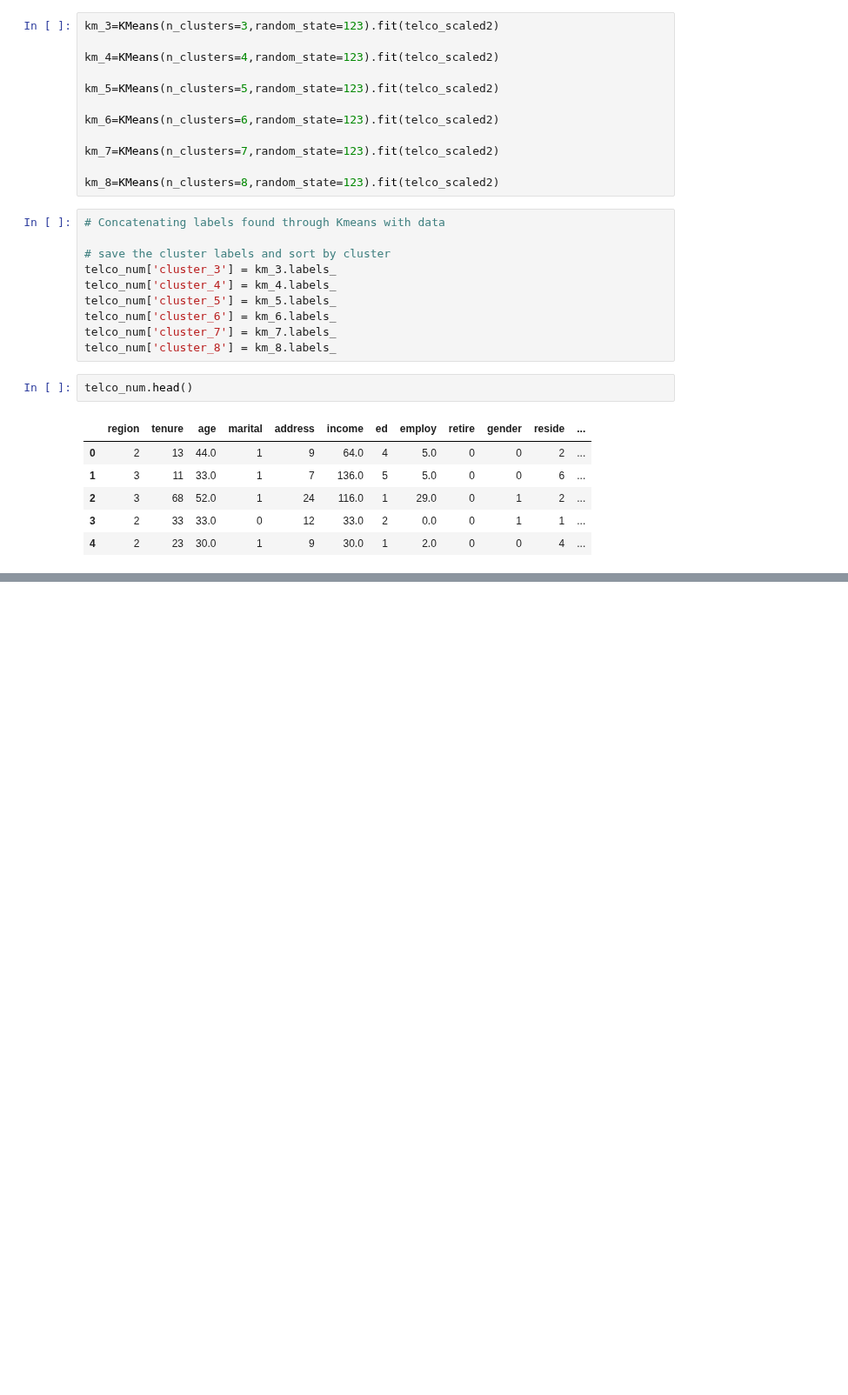
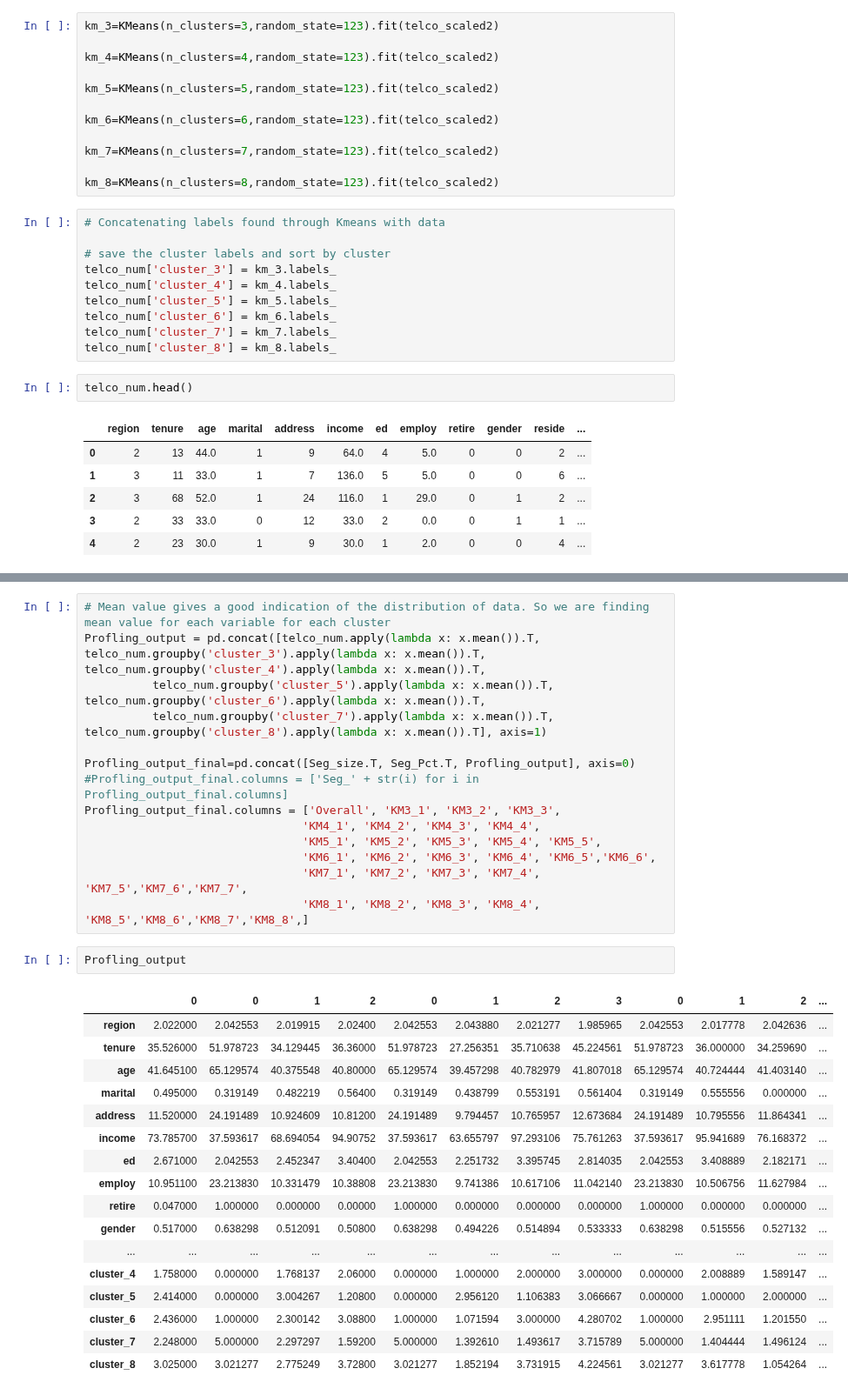
Before and after one commit to mkmritunjay/machineLearning, a Jupyter notebook: KMeans.ipynb, the cells around one changed output, grey strips where cells are left out. Shown at 87% size. Cells and saved outputs as stored; diff of their text form; blank space fills up the shorter version.

```diff
--- a/KMeans.ipynb
+++ b/KMeans.ipynb
@@ -460,0 +506,34 @@ telco_num.head()
+# %%
+# Mean value gives a good indication of the distribution of data. So we are finding mean value for each variable for each cluster
+Profling_output = pd.concat([telco_num.apply(lambda x: x.mean()).T, telco_num.groupby('cluster_3').apply(lambda x: x.mean()).T, telco_num.groupby('cluster_4').apply(lambda x: x.mean()).T,
+          telco_num.groupby('cluster_5').apply(lambda x: x.mean()).T, telco_num.groupby('cluster_6').apply(lambda x: x.mean()).T,
+          telco_num.groupby('cluster_7').apply(lambda x: x.mean()).T, telco_num.groupby('cluster_8').apply(lambda x: x.mean()).T], axis=1)
+
+Profling_output_final=pd.concat([Seg_size.T, Seg_Pct.T, Profling_output], axis=0)
+#Profling_output_final.columns = ['Seg_' + str(i) for i in Profling_output_final.columns]
+Profling_output_final.columns = ['Overall', 'KM3_1', 'KM3_2', 'KM3_3',
+                                'KM4_1', 'KM4_2', 'KM4_3', 'KM4_4',
+                                'KM5_1', 'KM5_2', 'KM5_3', 'KM5_4', 'KM5_5',
+                                'KM6_1', 'KM6_2', 'KM6_3', 'KM6_4', 'KM6_5','KM6_6',
+                                'KM7_1', 'KM7_2', 'KM7_3', 'KM7_4', 'KM7_5','KM7_6','KM7_7',
+                                'KM8_1', 'KM8_2', 'KM8_3', 'KM8_4', 'KM8_5','KM8_6','KM8_7','KM8_8',]
+# %%
+Profling_output
+# %% [output]
+|  | 0 | 0 | 1 | 2 | 0 | 1 | 2 | 3 | 0 | 1 | 2 | ... |
+| region | 2.022000 | 2.042553 | 2.019915 | 2.02400 | 2.042553 | 2.043880 | 2.021277 | 1.985965 | 2.042553 | 2.017778 | 2.042636 | ... |
+| tenure | 35.526000 | 51.978723 | 34.129445 | 36.36000 | 51.978723 | 27.256351 | 35.710638 | 45.224561 | 51.978723 | 36.000000 | 34.259690 | ... |
+| age | 41.645100 | 65.129574 | 40.375548 | 40.80000 | 65.129574 | 39.457298 | 40.782979 | 41.807018 | 65.129574 | 40.724444 | 41.403140 | ... |
+| marital | 0.495000 | 0.319149 | 0.482219 | 0.56400 | 0.319149 | 0.438799 | 0.553191 | 0.561404 | 0.319149 | 0.555556 | 0.000000 | ... |
+| address | 11.520000 | 24.191489 | 10.924609 | 10.81200 | 24.191489 | 9.794457 | 10.765957 | 12.673684 | 24.191489 | 10.795556 | 11.864341 | ... |
+| income | 73.785700 | 37.593617 | 68.694054 | 94.90752 | 37.593617 | 63.655797 | 97.293106 | 75.761263 | 37.593617 | 95.941689 | 76.168372 | ... |
+| ed | 2.671000 | 2.042553 | 2.452347 | 3.40400 | 2.042553 | 2.251732 | 3.395745 | 2.814035 | 2.042553 | 3.408889 | 2.182171 | ... |
+| employ | 10.951100 | 23.213830 | 10.331479 | 10.38808 | 23.213830 | 9.741386 | 10.617106 | 11.042140 | 23.213830 | 10.506756 | 11.627984 | ... |
+| retire | 0.047000 | 1.000000 | 0.000000 | 0.00000 | 1.000000 | 0.000000 | 0.000000 | 0.000000 | 1.000000 | 0.000000 | 0.000000 | ... |
+| gender | 0.517000 | 0.638298 | 0.512091 | 0.50800 | 0.638298 | 0.494226 | 0.514894 | 0.533333 | 0.638298 | 0.515556 | 0.527132 | ... |
+| ... | ... | ... | ... | ... | ... | ... | ... | ... | ... | ... | ... | ... |
+| cluster_4 | 1.758000 | 0.000000 | 1.768137 | 2.06000 | 0.000000 | 1.000000 | 2.000000 | 3.000000 | 0.000000 | 2.008889 | 1.589147 | ... |
+| cluster_5 | 2.414000 | 0.000000 | 3.004267 | 1.20800 | 0.000000 | 2.956120 | 1.106383 | 3.066667 | 0.000000 | 1.000000 | 2.000000 | ... |
+| cluster_6 | 2.436000 | 1.000000 | 2.300142 | 3.08800 | 1.000000 | 1.071594 | 3.000000 | 4.280702 | 1.000000 | 2.951111 | 1.201550 | ... |
+| cluster_7 | 2.248000 | 5.000000 | 2.297297 | 1.59200 | 5.000000 | 1.392610 | 1.493617 | 3.715789 | 5.000000 | 1.404444 | 1.496124 | ... |
+| cluster_8 | 3.025000 | 3.021277 | 2.775249 | 3.72800 | 3.021277 | 1.852194 | 3.731915 | 4.224561 | 3.021277 | 3.617778 | 1.054264 | ... |
```
Also changed, not shown: parts of 7 cells of this notebook.
